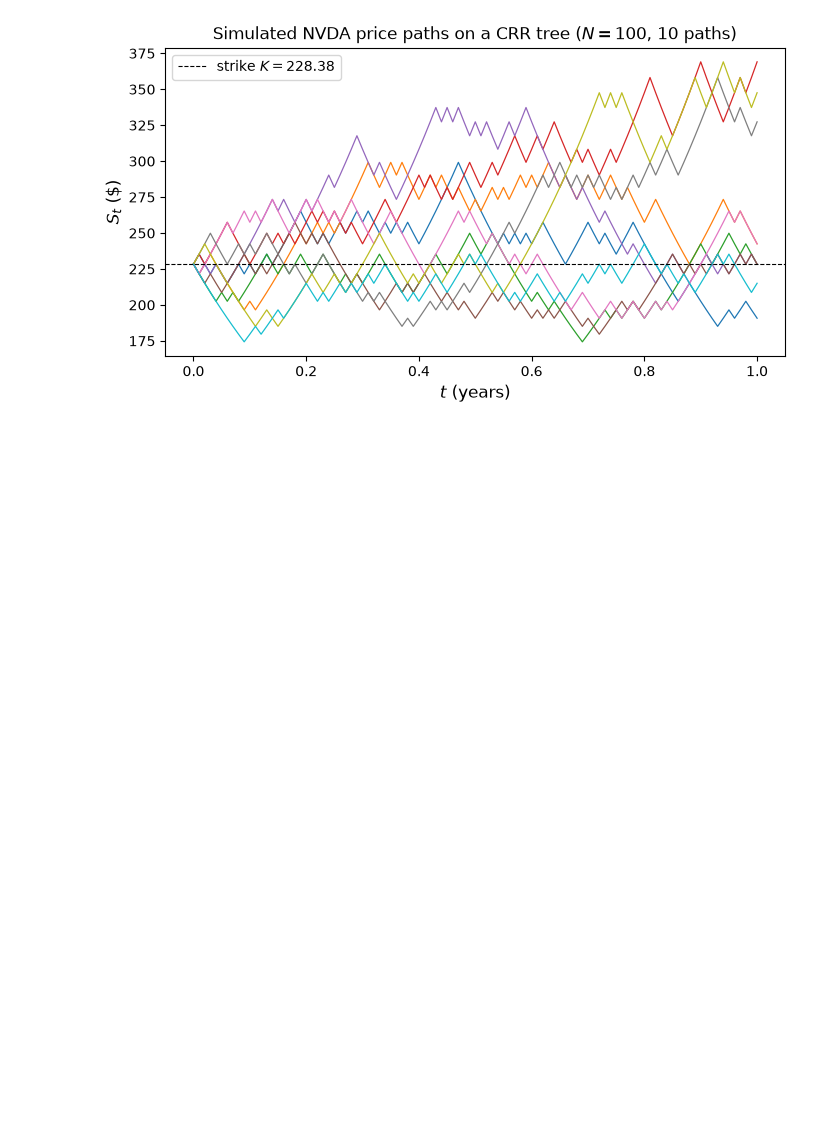
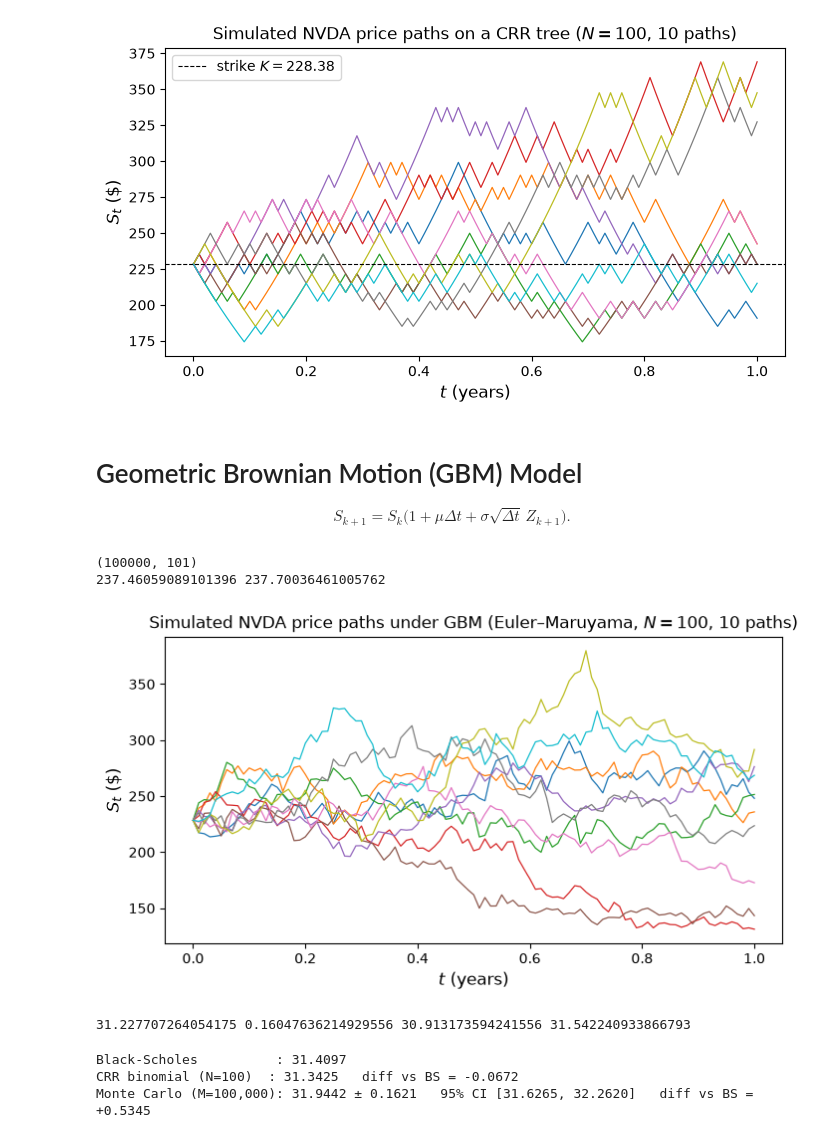
Before and after one commit to alecneme/STA2503, a Jupyter notebook: project1/02_part2_binomial_gbm.ipynb, the cells around one changed output. Saved outputs shown, nothing was run; the diff lists cells and outputs as text; code cells hidden in the pictures; blank space fills up the shorter version.

Commit message:
Part II: GBM Euler paths, Monte Carlo price, comparison

```diff
--- a/project1/02_binomial_crr.ipynb
+++ b/project1/02_part2_binomial_gbm.ipynb
@@ -210,3 +210,65 @@ fig.savefig(FIG_DIR / "part2_tree_paths.pdf", bbox_inches="tight")
 plt.show()
 # %% [output]
 [figure]
+# %% [markdown]
+# Geometric Brownian Motion (GBM) Model
+
+$$S_{k+1} = S_k\bigl(1 + \mu\Delta t + \sigma\sqrt{\Delta t}\,Z_{k+1}\bigr).$$
+# %%
+def simulate_gbm_euler(S0, mu, sigma, T, N, n_paths, rng):
+    dt  = T / N
+    t = np.linspace(0, T, N + 1)
+    Z = rng.standard_normal(size = (n_paths, N))
+    factors = 1 + mu * dt + sigma * np.sqrt(dt) * Z
+    S = S0 * np.cumprod(factors, axis = 1)
+    S = np.hstack([np.full((n_paths, 1), S0), S])
+    return t, S
+
+## Sanity Check
+t_chk, S_chk = simulate_gbm_euler(S0, r, sigma, T, 100, 100_000, np.random.default_rng(0))
+print(S_chk.shape)                                   # (100000, 101)
+print(S_chk[:, -1].mean(), S0 * np.exp(r * T))       # both ≈ 237.7
+# %% [output]
+(100000, 101)
+237.46059089101396 237.70036461005762
+# %%
+N_plot = 100
+t_gbm, S_gbm = simulate_gbm_euler(S0, r, sigma, T, N_plot, n_paths=10, rng=rng)
+
+fig, ax = plt.subplots(figsize=(8, 4))
+ax.plot(t_gbm, S_gbm.T, linewidth=0.9)
+ax.set_xlabel("$t$ (years)", fontsize=12)
+ax.set_ylabel("$S_t$ (\\$)", fontsize=12)
+ax.set_title(f"Simulated NVDA price paths under GBM (Euler–Maruyama, $N = {N_plot}$, 10 paths)", fontsize=12)
+fig.savefig(FIG_DIR / "part2_gbm_paths.pdf", bbox_inches="tight")
+plt.show()
+# %% [output]
+[figure, added]
+# %%
+def mc_call_price(S0, K, T, r, sigma, N, M, rng):
+    t, S = simulate_gbm_euler(S0, r, sigma, T, N, M, rng)
+    S_T = S[:, -1]
+    disc_payoffs = np.exp(-r*T) * call_payoff(S_T, K)
+    price = disc_payoffs.mean()
+    se = disc_payoffs.std(ddof=1) / np.sqrt(M)
+    return price, se
+
+price, se = mc_call_price(S0, K, T, r, sigma, 100, 100_000, np.random.default_rng(0))
+print(price, se, price - 1.96*se, price + 1.96*se)
+# %% [output]
+31.227707264054175 0.16047636214929556 30.913173594241556 31.542240933866793
+# %%
+N_tree, M_mc = 100, 100_000
+
+C_bs   = black_scholes_call(S0, K, T, r, sigma)
+C_tree = binomial_call(S0, K, T, r, sigma, N_tree)
+C_mc, se_mc = mc_call_price(S0, K, T, r, sigma, N_tree, M_mc, rng)   # notebook rng → reproducible
+
+print(f"Black-Scholes          : {C_bs:.4f}")
+print(f"CRR binomial (N={N_tree})  : {C_tree:.4f}   diff vs BS = {C_tree - C_bs:+.4f}")
+print(f"Monte Carlo (M={M_mc:,}): {C_mc:.4f} ± {se_mc:.4f}   "
+      f"95% CI [{C_mc - 1.96*se_mc:.4f}, {C_mc + 1.96*se_mc:.4f}]   diff vs BS = {C_mc - C_bs:+.4f}")
+# %% [output]
+Black-Scholes          : 31.4097
+CRR binomial (N=100)  : 31.3425   diff vs BS = -0.0672
+Monte Carlo (M=100,000): 31.9442 ± 0.1621   95% CI [31.6265, 32.2620]   diff vs BS = +0.5345
```
Also changed, not shown: 4 other files.
